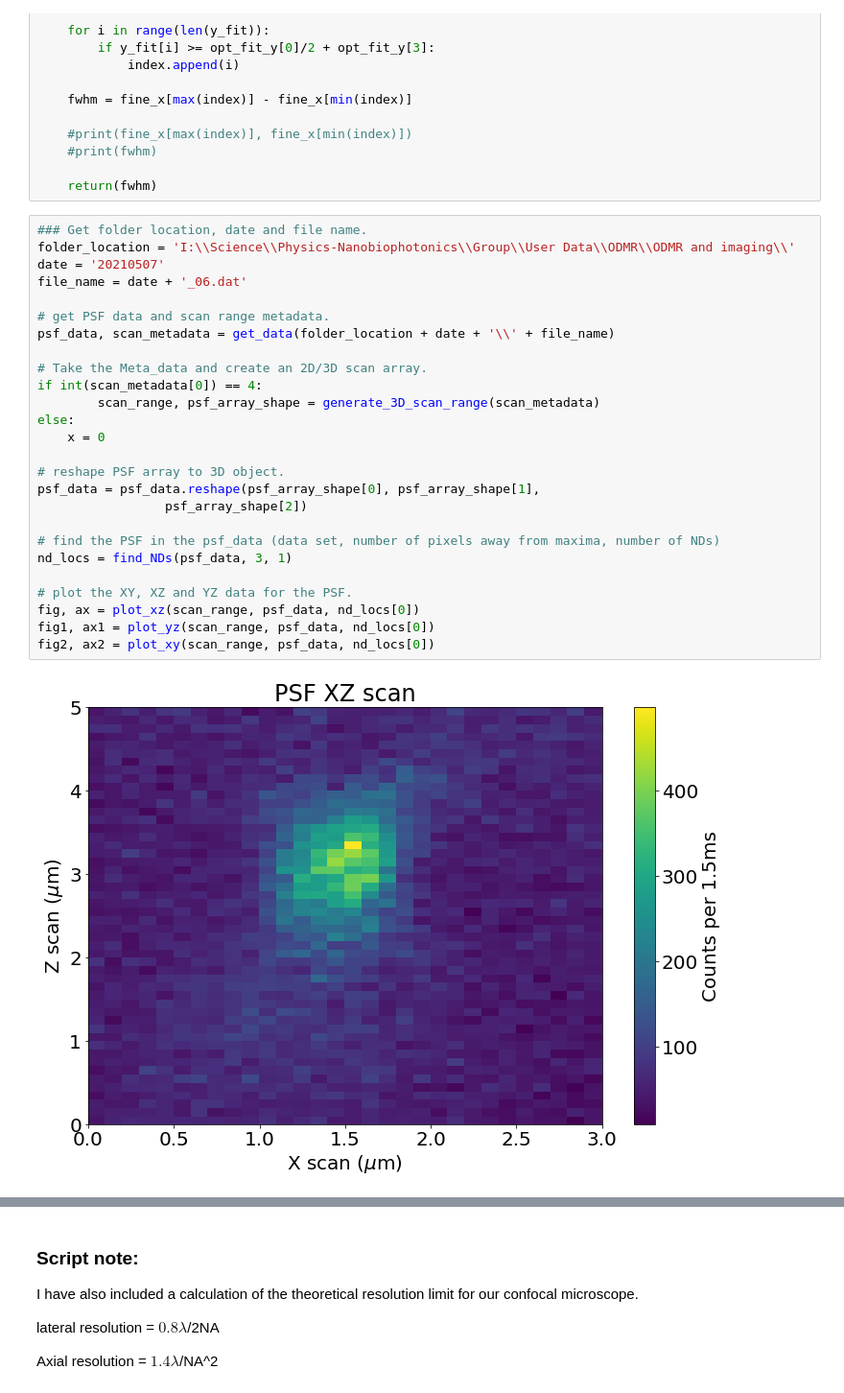
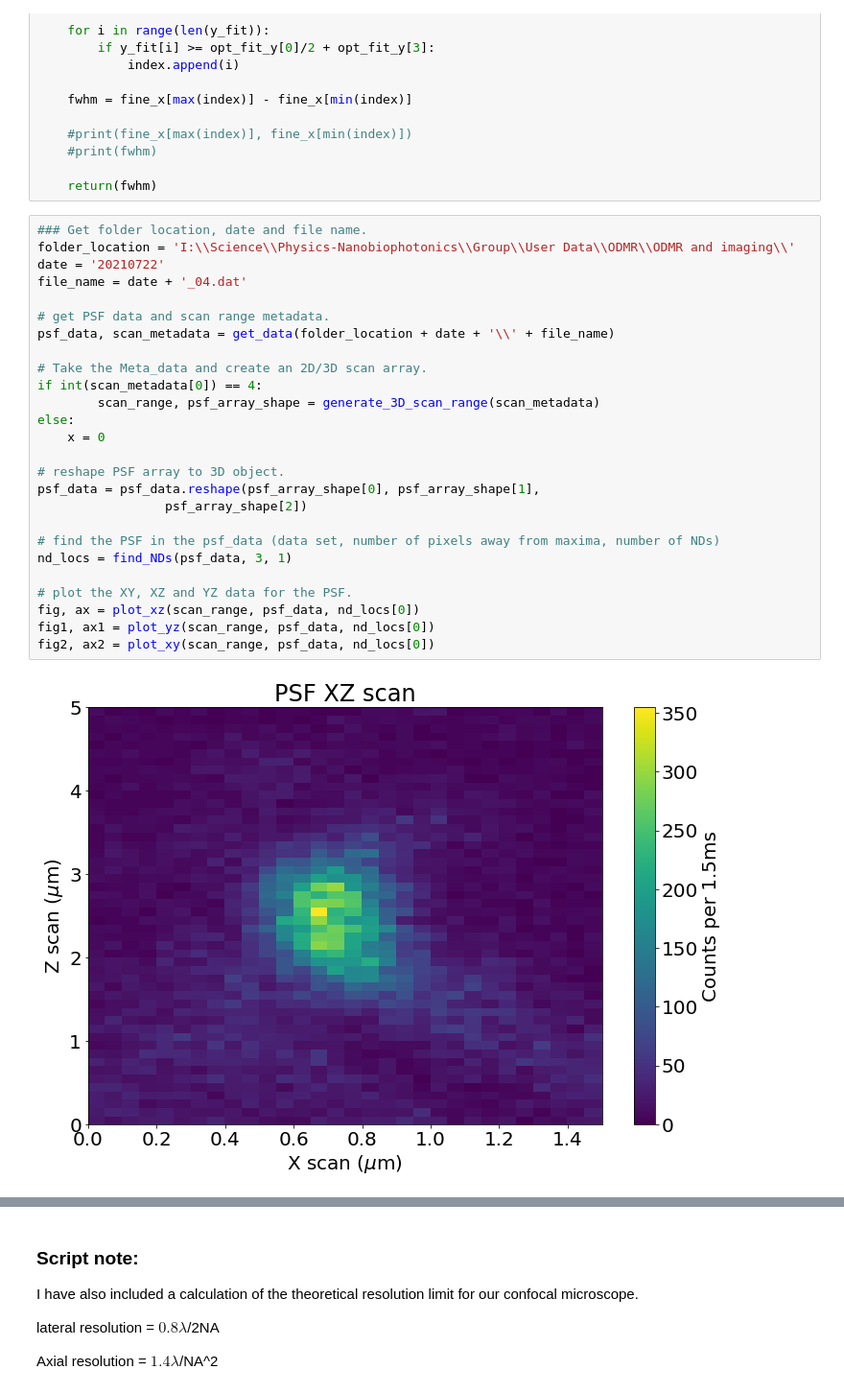
Before and after one commit to Corbyn93/Ryans_Python_Scripts, a Jupyter notebook: Ryan's Jupyter stuff/Microscopy Scripts/PSF_Measurement.ipynb, the cells around one changed output, grey strips where cells are left out. Shown at 96% size. Cells and saved outputs as stored; diff of their text form.

```diff
--- a/Ryan's Jupyter stuff/Microscopy Scripts/PSF_Measurement.ipynb
+++ b/Ryan's Jupyter stuff/Microscopy Scripts/PSF_Measurement.ipynb
@@ -165,28 +165,28 @@ def find_fwhm(y_fit, fine_x, opt_fit_y):
 # %%
 ### Get folder location, date and file name.
 folder_location = 'I:\\Science\\Physics-Nanobiophotonics\\Group\\User Data\\ODMR\\ODMR and imaging\\'
-date = '20210507'
-file_name = date + '_06.dat'
+date = '20210722'
+file_name = date + '_04.dat'
 
 # get PSF data and scan range metadata.
 psf_data, scan_metadata = get_data(folder_location + date + '\\' + file_name)
 
 # Take the Meta_data and create an 2D/3D scan array.
 if int(scan_metadata[0]) == 4:
         scan_range, psf_array_shape = generate_3D_scan_range(scan_metadata)
 else:
     x = 0
 
 # reshape PSF array to 3D object.
 psf_data = psf_data.reshape(psf_array_shape[0], psf_array_shape[1],
                  psf_array_shape[2])
 
 # find the PSF in the psf_data (data set, number of pixels away from maxima, number of NDs)
 nd_locs = find_NDs(psf_data, 3, 1)
 
 # plot the XY, XZ and YZ data for the PSF.
 fig, ax = plot_xz(scan_range, psf_data, nd_locs[0])
 fig1, ax1 = plot_yz(scan_range, psf_data, nd_locs[0])
 fig2, ax2 = plot_xy(scan_range, psf_data, nd_locs[0])
 # %% [output]
-[figure, old version]
+[figure, new version]
```
Also changed, not shown: parts of 2 cells of this notebook, 4 other files.
